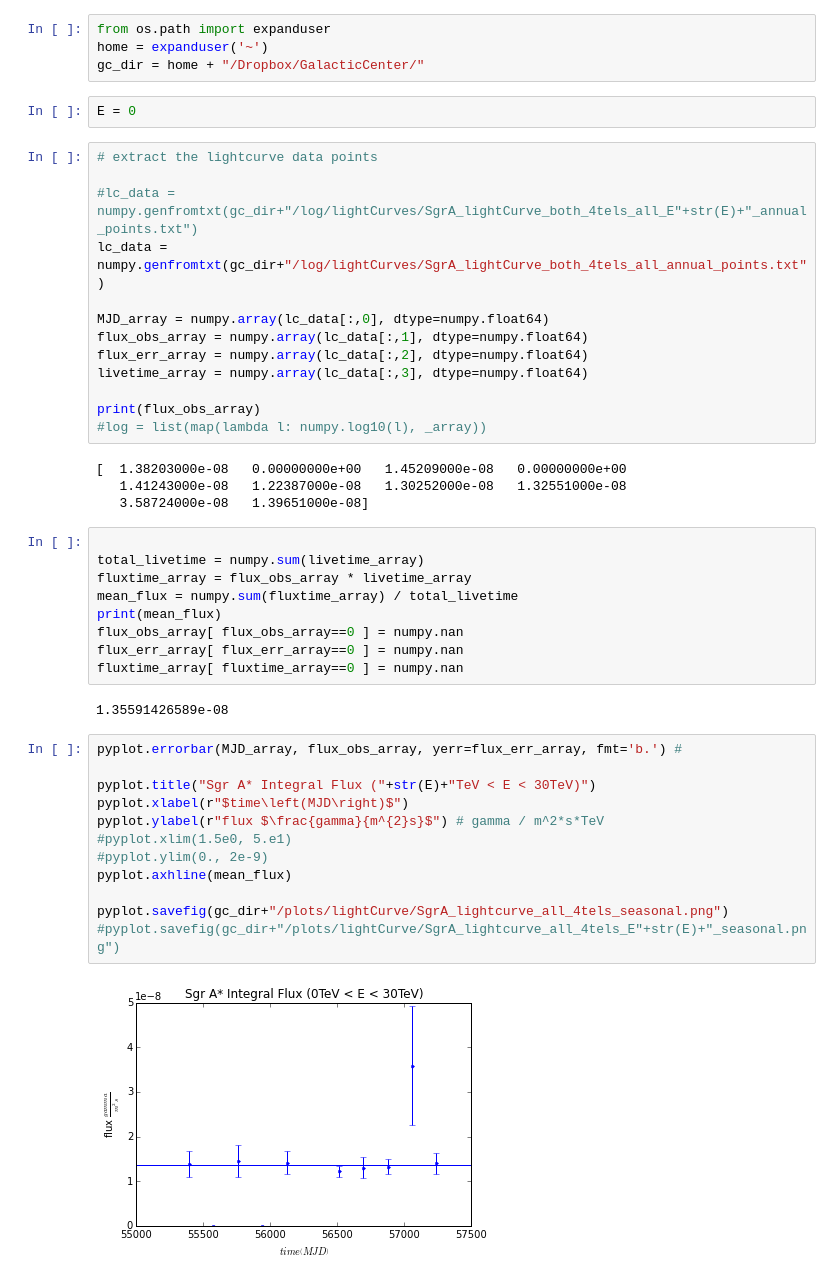
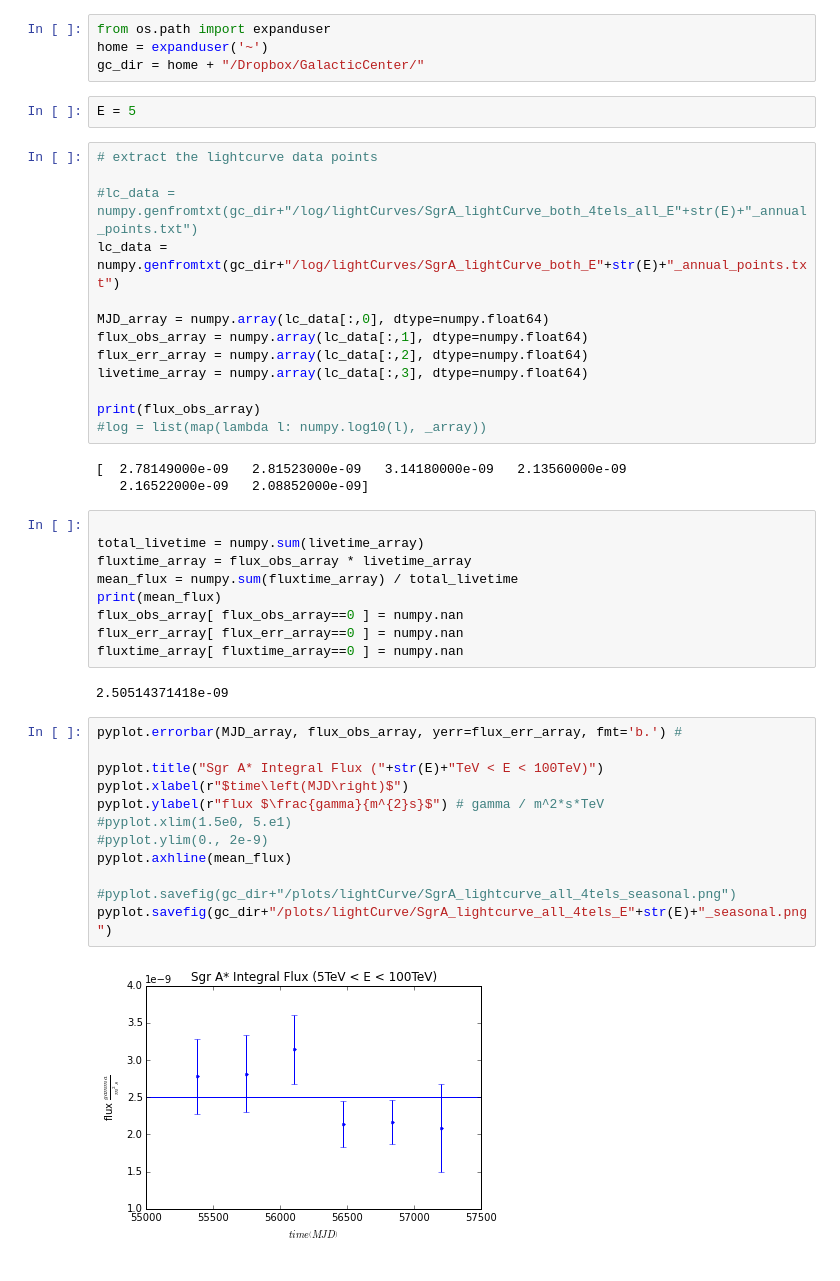
Before and after one commit to MattGPT-ai/analysis-tools-m, a Jupyter notebook: GC/variability.ipynb, the cells around one changed output. Cells and saved outputs as stored; diff of their text form.

```diff
--- a/GC/variability.ipynb
+++ b/GC/variability.ipynb
@@ -7,12 +7,12 @@ from os.path import expanduser
 home = expanduser('~')
 gc_dir = home + "/Dropbox/GalacticCenter/"
 # %%
-E = 0
+E = 5
 # %%
 # extract the lightcurve data points
 
 #lc_data = numpy.genfromtxt(gc_dir+"/log/lightCurves/SgrA_lightCurve_both_4tels_all_E"+str(E)+"_annual_points.txt")
-lc_data = numpy.genfromtxt(gc_dir+"/log/lightCurves/SgrA_lightCurve_both_4tels_all_annual_points.txt")
+lc_data = numpy.genfromtxt(gc_dir+"/log/lightCurves/SgrA_lightCurve_both_E"+str(E)+"_annual_points.txt")
 
 MJD_array = numpy.array(lc_data[:,0], dtype=numpy.float64)
 flux_obs_array = numpy.array(lc_data[:,1], dtype=numpy.float64)
@@ -22,9 +22,8 @@ livetime_array = numpy.array(lc_data[:,3], dtype=numpy.float64)
 print(flux_obs_array)
 #log = list(map(lambda l: numpy.log10(l), _array))
 # %% [output]
-[  1.38203000e-08   0.00000000e+00   1.45209000e-08   0.00000000e+00
-   1.41243000e-08   1.22387000e-08   1.30252000e-08   1.32551000e-08
-   3.58724000e-08   1.39651000e-08]
+[  2.78149000e-09   2.81523000e-09   3.14180000e-09   2.13560000e-09
+   2.16522000e-09   2.08852000e-09]
 # %%
 
 total_livetime = numpy.sum(livetime_array)
@@ -35,18 +34,18 @@ flux_obs_array[ flux_obs_array==0 ] = numpy.nan
 flux_err_array[ flux_err_array==0 ] = numpy.nan
 fluxtime_array[ fluxtime_array==0 ] = numpy.nan
 # %% [output]
-1.35591426589e-08
+2.50514371418e-09
 # %%
 pyplot.errorbar(MJD_array, flux_obs_array, yerr=flux_err_array, fmt='b.') #
 
-pyplot.title("Sgr A* Integral Flux ("+str(E)+"TeV < E < 30TeV)")
+pyplot.title("Sgr A* Integral Flux ("+str(E)+"TeV < E < 100TeV)")
 pyplot.xlabel(r"$time\left(MJD\right)$")
 pyplot.ylabel(r"flux $\frac{gamma}{m^{2}s}$") # gamma / m^2*s*TeV
 #pyplot.xlim(1.5e0, 5.e1)
 #pyplot.ylim(0., 2e-9)
 pyplot.axhline(mean_flux)
 
-pyplot.savefig(gc_dir+"/plots/lightCurve/SgrA_lightcurve_all_4tels_seasonal.png")
-#pyplot.savefig(gc_dir+"/plots/lightCurve/SgrA_lightcurve_all_4tels_E"+str(E)+"_seasonal.png")
+#pyplot.savefig(gc_dir+"/plots/lightCurve/SgrA_lightcurve_all_4tels_seasonal.png")
+pyplot.savefig(gc_dir+"/plots/lightCurve/SgrA_lightcurve_all_4tels_E"+str(E)+"_seasonal.png")
 # %% [output]
-[figure, old version]
+[figure, new version]
```
Also changed, not shown: 4 other files.
